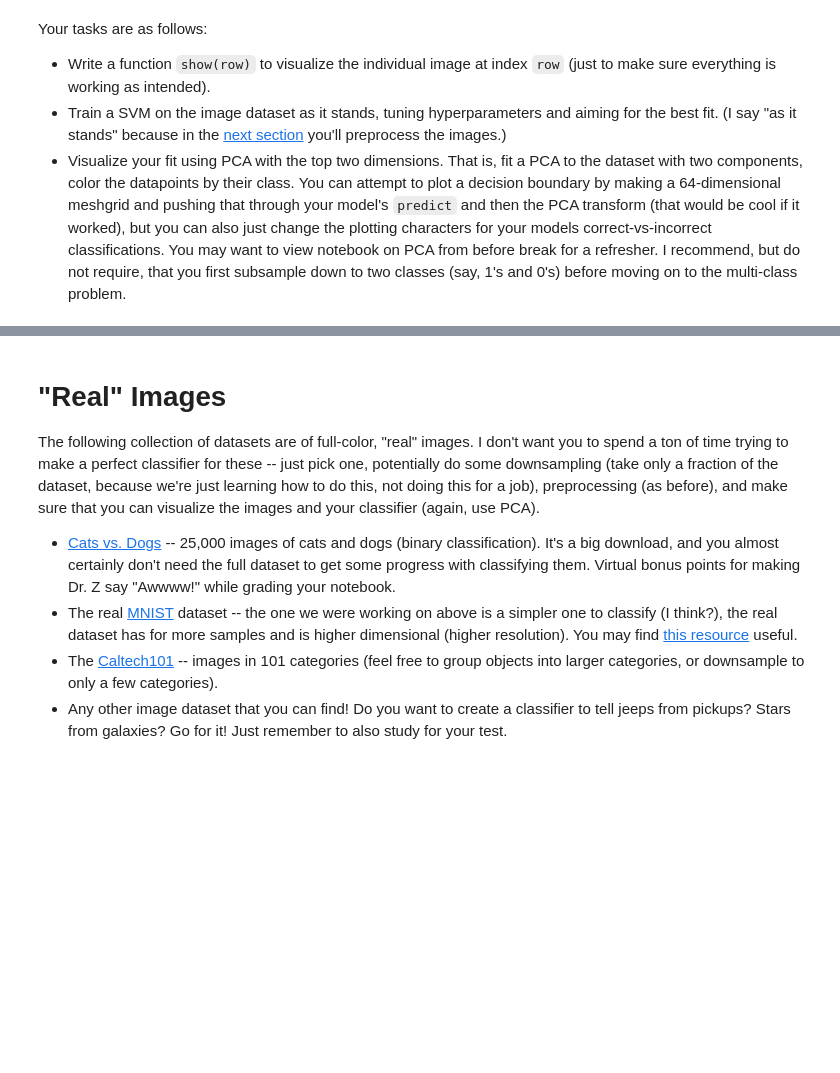
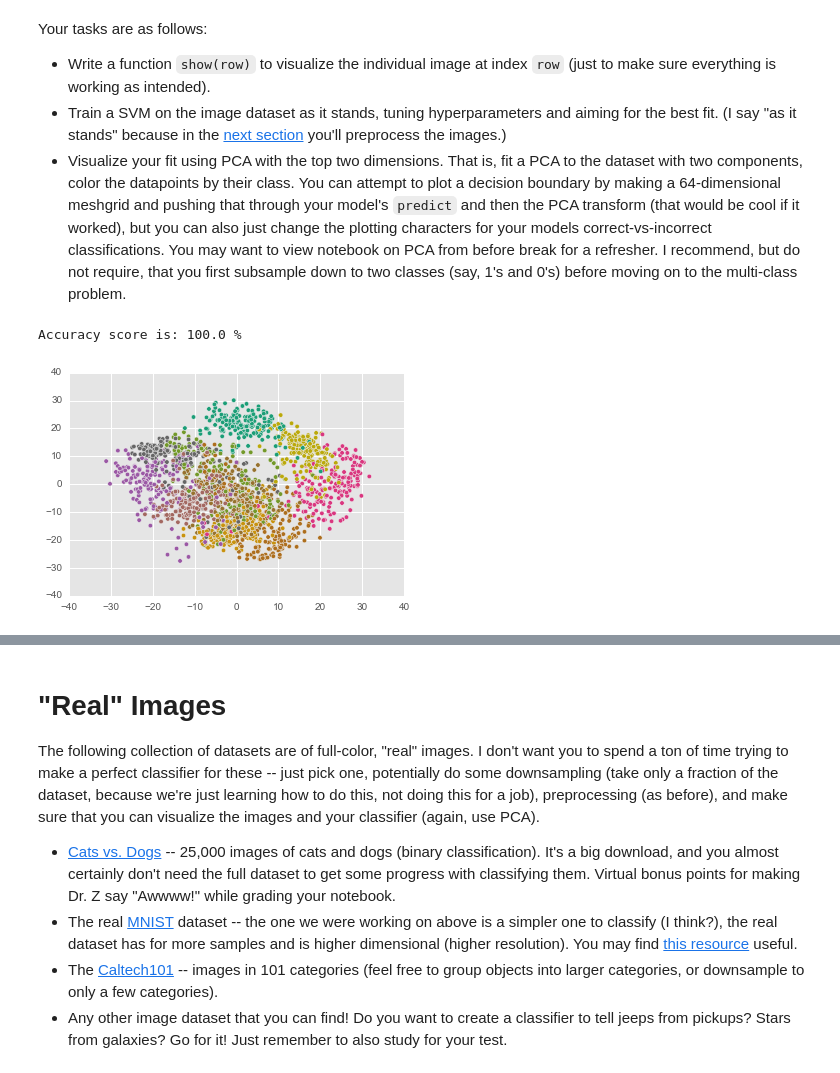
Before and after one commit to Reichenbachian/SVM_Examples, a Jupyter notebook: miniproject_SVMs.ipynb, the cells around one changed output, grey strips where cells are left out. Drawn from its saved outputs; the diff is of its cells as text; code cells hidden in the pictures; blank space fills up the shorter version.

```diff
--- a/miniproject_SVMs.ipynb
+++ b/miniproject_SVMs.ipynb
@@ -111,3 +107,5 @@ digits.shape
+# %%
+digits, y = load_digits(return_X_y=True)
 # %% [markdown]
 Your tasks are as follows:
 * Write a function `show(row)` to visualize the individual image at index `row` (just to make sure everything is working as intended).
@@ -119,3 +115,20 @@ I recommend, but do not require, that you first subsample down to two classes (s
+# %%
+svm = SVC()
+svm.fit(digits, y)
+def show(row):
+    plt.imshow(digits[row].reshape(8,8))
+    plt.show()
+predicted = svm.predict(digits)
+print("Accuracy score is:", np.sum([1 if predicted[i] == y[i] else 0 for i in range(len(predicted))])/len(predicted)*100, '%')
+
+pca = PCA(n_components=2, svd_solver='full')
+pca.fit(digits)
+X_pca = pca.transform(digits)
+plt.scatter(X_pca[:,0], X_pca[:,1], c=y, cmap='Dark2')
+plt.show()
+# %% [output]
+Accuracy score is: 100.0 %
+[figure, added]
 # %% [markdown]
 # Convolutions and Preprocessing
 
```
Also changed, not shown: parts of 5 cells of this notebook.
